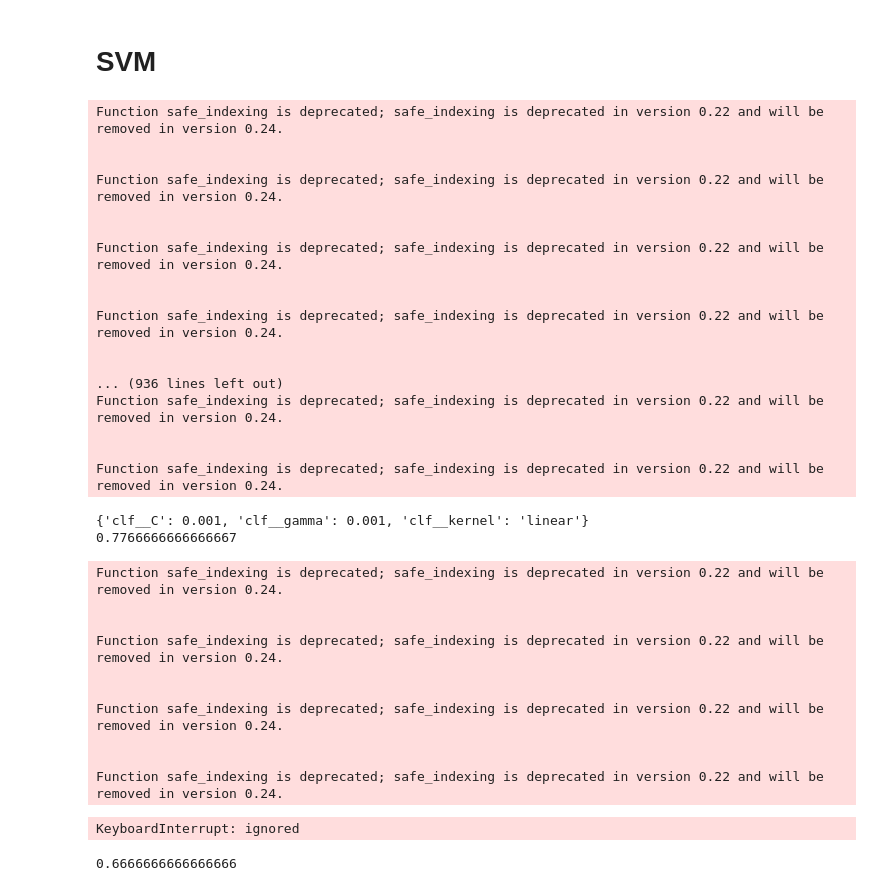
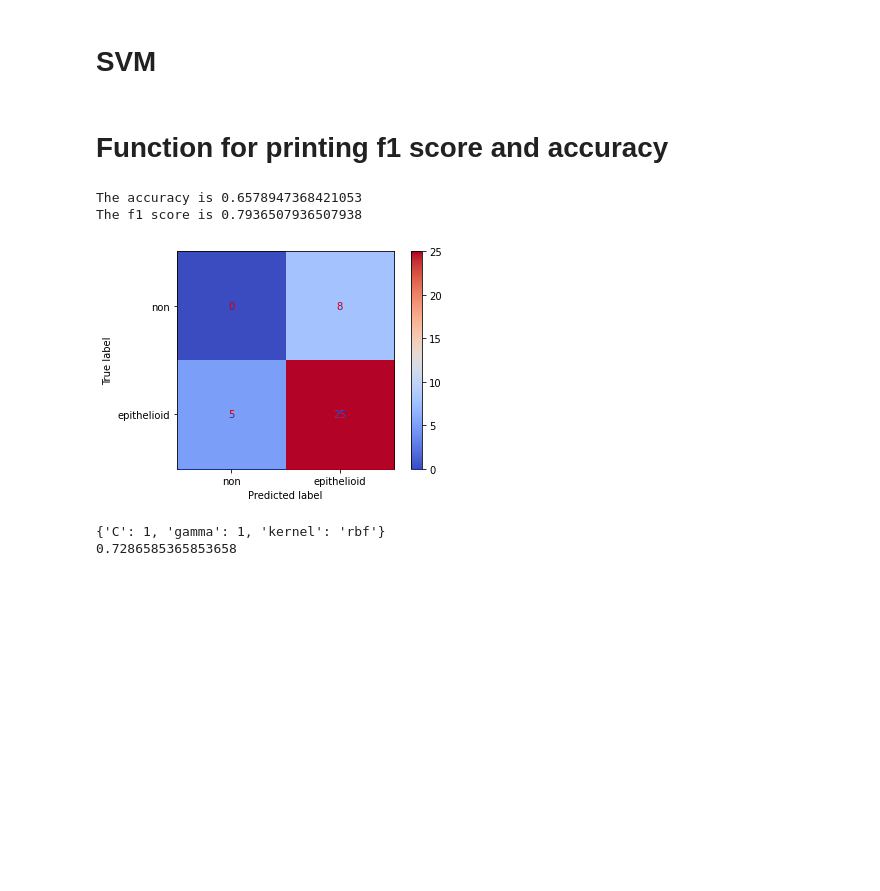
Before and after one commit to davibuss/Bioinformatics, a Jupyter notebook: ShallowLearning.ipynb, the cells around one changed output. Cells and saved outputs as stored; diff of their text form; code cells hidden in the pictures; blank space fills up the shorter version.

```diff
--- a/ShallowLearning.ipynb
+++ b/ShallowLearning.ipynb
@@ -289,39 +344,25 @@ best_params = grid_result.best_params_
 
 best_score=grid_result.best_score_
 best_svc = SVC(C=best_params["clf__C"],gamma=best_params["clf__gamma"], kernel=best_params["clf__kernel"])
-
-print(best_params)
-print(best_score)
-# %% [output]
-Function safe_indexing is deprecated; safe_indexing is deprecated in version 0.22 and will be removed in version 0.24.
-
-
-Function safe_indexing is deprecated; safe_indexing is deprecated in version 0.22 and will be removed in version 0.24.
-
-
-Function safe_indexing is deprecated; safe_indexing is deprecated in version 0.22 and will be removed in version 0.24.
-
-
-Function safe_indexing is deprecated; safe_indexing is deprecated in version 0.22 and will be removed in version 0.24.
-
-
-... (936 lines left out)
-Function safe_indexing is deprecated; safe_indexing is deprecated in version 0.22 and will be removed in version 0.24.
-
-
-Function safe_indexing is deprecated; safe_indexing is deprecated in version 0.22 and will be removed in version 0.24.
-{'clf__C': 0.001, 'clf__gamma': 0.001, 'clf__kernel': 'linear'}
-0.7766666666666667
-Function safe_indexing is deprecated; safe_indexing is deprecated in version 0.22 and will be removed in version 0.24.
-
-
-Function safe_indexing is deprecated; safe_indexing is deprecated in version 0.22 and will be removed in version 0.24.
-
-
-Function safe_indexing is deprecated; safe_indexing is deprecated in version 0.22 and will be removed in version 0.24.
-
-
-Function safe_indexing is deprecated; safe_indexing is deprecated in version 0.22 and will be removed in version 0.24.
+# %% [markdown]
+# Function for printing f1 score and accuracy
+# %%
+from sklearn.metrics import confusion_matrix
+from sklearn.metrics import plot_confusion_matrix
+
+def see_scores(clf,X_test,y_test):
+  y_predicted = clf.predict(X_test)
+  print(f'The accuracy is {clf.score(X_test,y_test)}')
+  print(f'The f1 score is {f1_score(y_test,y_predicted)}')
+
+  plot_confusion_matrix(clf, X_test, y_test, cmap='coolwarm', display_labels=["non","epithelioid"])
+  plt.show()
+# %%
+see_scores(grid_result,X_test,y_test)
+# %% [output]
+The accuracy is 0.6578947368421053
+The f1 score is 0.7936507936507938
+[figure, added]
 # %%
 from sklearn.model_selection import GridSearchCV
 from sklearn.metrics import f1_score
@@ -338,7 +379,7 @@ gsc = GridSearchCV(
         },
         cv=2,  verbose=0, n_jobs=-1)
 
-grid_result = gsc.fit(df_smote[['epithelioid','non','useless']], df_smote['label'])
+grid_result_nosmote = gsc.fit(df_smote[['epithelioid','non','useless']], df_smote['label'])
 best_params = grid_result.best_params_
 best_score=grid_result.best_score_
 best_svc = SVC(C=best_params["C"],gamma=best_params["gamma"], kernel=best_params["kernel"])
@@ -346,4 +387,5 @@ best_svc = SVC(C=best_params["C"],gamma=best_params["gamma"], kernel=best_params
 print(best_params)
 print(best_score)
 # %% [output]
-KeyboardInterrupt: ignored
+{'C': 1, 'gamma': 1, 'kernel': 'rbf'}
+0.7286585365853658
@@ -352,5 +391,0 @@ best_svc.fit(df_smote[['epithelioid','non','useless']], df_smote['label'])
-# %%
-y_pred = best_svc.predict(df[['epithelioid','non']])
-accuracy_score(y_true, y_pred)
-# %% [output]
-0.6666666666666666
```
Also changed, not shown: parts of 14 cells of this notebook.
